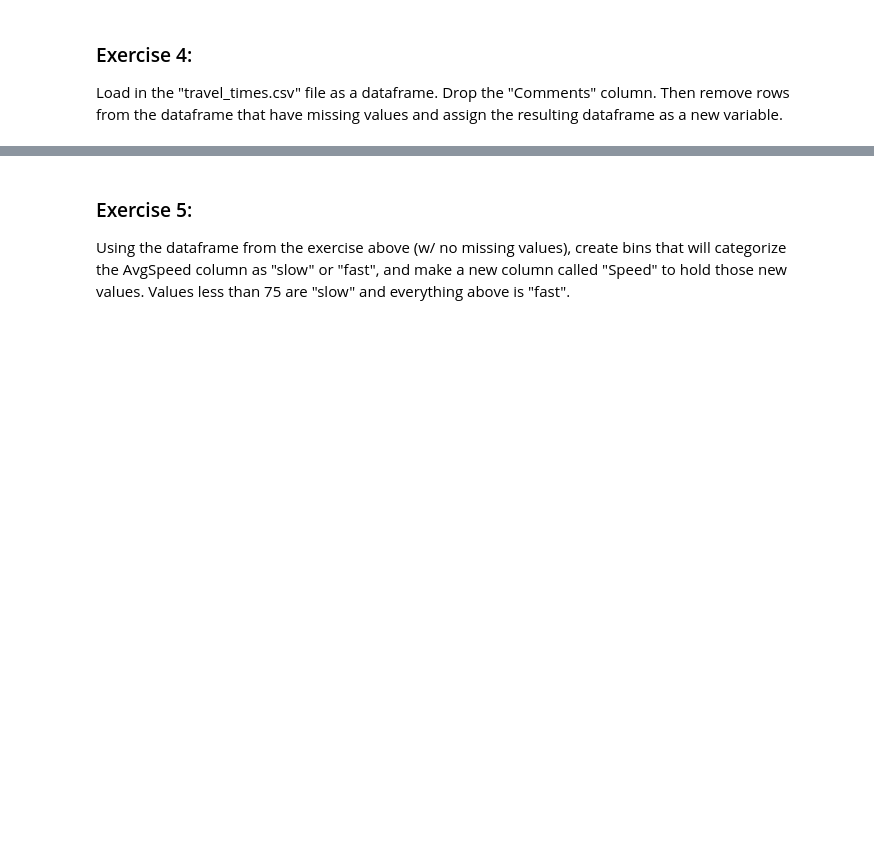
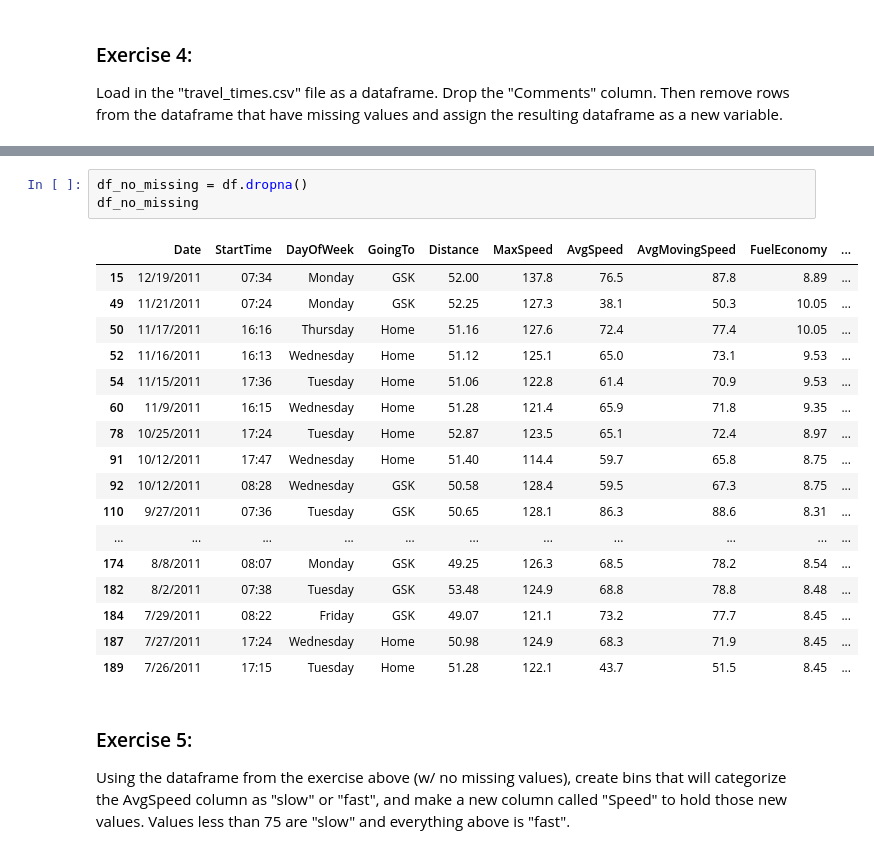
Before and after one commit to Emmy18github/DataAnalytics, a Jupyter notebook: Mod3Exercises.ipynb, the cells around one changed output, grey strips where cells are left out. Cells and saved outputs as stored; diff of their text form; blank space fills up the shorter version.

```diff
--- a/Mod3Exercises.ipynb
+++ b/Mod3Exercises.ipynb
@@ -80,3 +137,24 @@ Load in the "travel_times.csv" file as a dataframe. Drop the "Comments" column.
+# %%
+df_no_missing = df.dropna()
+df_no_missing
+# %% [output]
+|  | Date | StartTime | DayOfWeek | GoingTo | Distance | MaxSpeed | AvgSpeed | AvgMovingSpeed | FuelEconomy | ... |
+| 15 | 12/19/2011 | 07:34 | Monday | GSK | 52.00 | 137.8 | 76.5 | 87.8 | 8.89 | ... |
+| 49 | 11/21/2011 | 07:24 | Monday | GSK | 52.25 | 127.3 | 38.1 | 50.3 | 10.05 | ... |
+| 50 | 11/17/2011 | 16:16 | Thursday | Home | 51.16 | 127.6 | 72.4 | 77.4 | 10.05 | ... |
+| 52 | 11/16/2011 | 16:13 | Wednesday | Home | 51.12 | 125.1 | 65.0 | 73.1 | 9.53 | ... |
+| 54 | 11/15/2011 | 17:36 | Tuesday | Home | 51.06 | 122.8 | 61.4 | 70.9 | 9.53 | ... |
+| 60 | 11/9/2011 | 16:15 | Wednesday | Home | 51.28 | 121.4 | 65.9 | 71.8 | 9.35 | ... |
+| 78 | 10/25/2011 | 17:24 | Tuesday | Home | 52.87 | 123.5 | 65.1 | 72.4 | 8.97 | ... |
+| 91 | 10/12/2011 | 17:47 | Wednesday | Home | 51.40 | 114.4 | 59.7 | 65.8 | 8.75 | ... |
+| 92 | 10/12/2011 | 08:28 | Wednesday | GSK | 50.58 | 128.4 | 59.5 | 67.3 | 8.75 | ... |
+| 110 | 9/27/2011 | 07:36 | Tuesday | GSK | 50.65 | 128.1 | 86.3 | 88.6 | 8.31 | ... |
+| ... | ... | ... | ... | ... | ... | ... | ... | ... | ... | ... |
+| 174 | 8/8/2011 | 08:07 | Monday | GSK | 49.25 | 126.3 | 68.5 | 78.2 | 8.54 | ... |
+| 182 | 8/2/2011 | 07:38 | Tuesday | GSK | 53.48 | 124.9 | 68.8 | 78.8 | 8.48 | ... |
+| 184 | 7/29/2011 | 08:22 | Friday | GSK | 49.07 | 121.1 | 73.2 | 77.7 | 8.45 | ... |
+| 187 | 7/27/2011 | 17:24 | Wednesday | Home | 50.98 | 124.9 | 68.3 | 71.9 | 8.45 | ... |
+| 189 | 7/26/2011 | 17:15 | Tuesday | Home | 51.28 | 122.1 | 43.7 | 51.5 | 8.45 | ... |
 # %% [markdown]
 ### Exercise 5:
 
```
Also changed, not shown: parts of 10 cells of this notebook.
